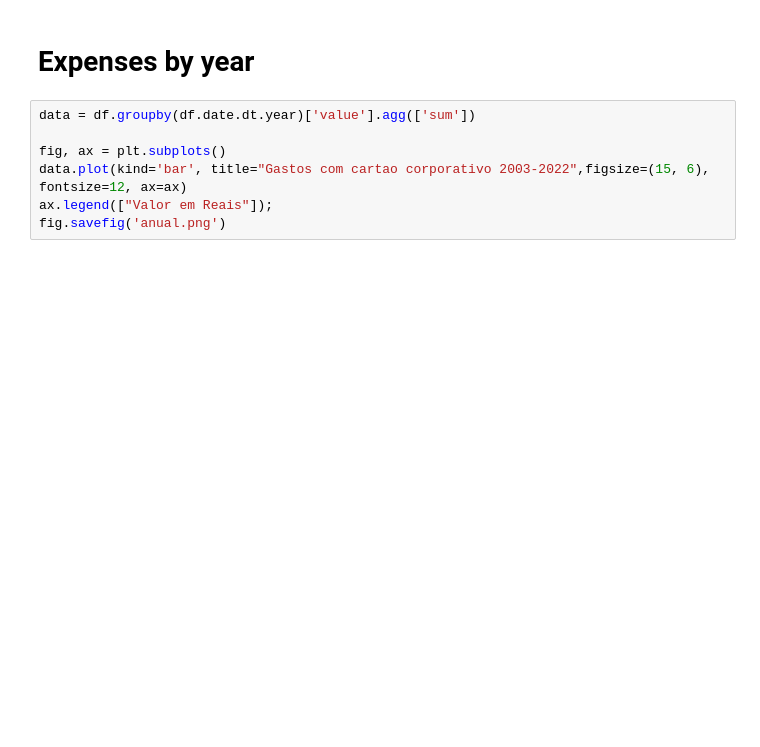
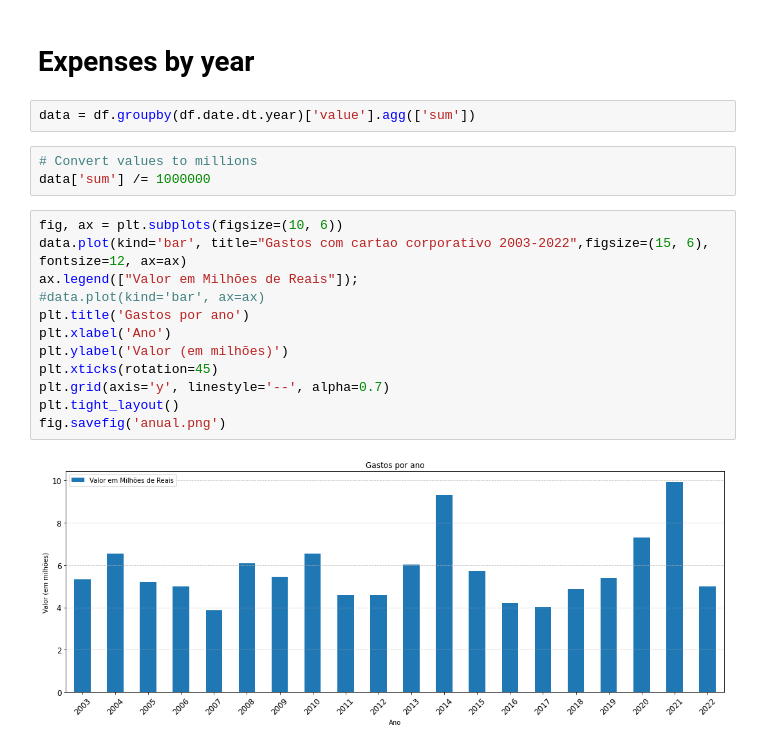
Before and after one commit to matheusrgomess/gastos_presidente, a Jupyter notebook: corpcard.ipynb, the cells around one changed output. Drawn from its saved outputs; the diff is of its cells as text; blank space fills up the shorter version.

```diff
--- a/corpcard.ipynb
+++ b/corpcard.ipynb
@@ -52,9 +57,21 @@ fig.savefig('diario.png')
 # %% [markdown]
 # Expenses by year
-# %%
-data = df.groupby(df.date.dt.year)['value'].agg(['sum'])
-
-fig, ax = plt.subplots()
-data.plot(kind='bar', title="Gastos com cartao corporativo 2003-2022",figsize=(15, 6), fontsize=12, ax=ax)
-ax.legend(["Valor em Reais"]);
-fig.savefig('anual.png')
+# %%
+data = df.groupby(df.date.dt.year)['value'].agg(['sum'])
+# %%
+# Convert values to millions
+data['sum'] /= 1000000
+# %%
+fig, ax = plt.subplots(figsize=(10, 6))
+data.plot(kind='bar', title="Gastos com cartao corporativo 2003-2022",figsize=(15, 6), fontsize=12, ax=ax)
+ax.legend(["Valor em Milhões de Reais"]);
+#data.plot(kind='bar', ax=ax)
+plt.title('Gastos por ano')
+plt.xlabel('Ano')
+plt.ylabel('Valor (em milhões)')
+plt.xticks(rotation=45)
+plt.grid(axis='y', linestyle='--', alpha=0.7)
+plt.tight_layout()
+fig.savefig('anual.png')
+# %% [output]
+[figure, added]
```
Also changed, not shown: parts of 4 cells of this notebook, 1 other file.
